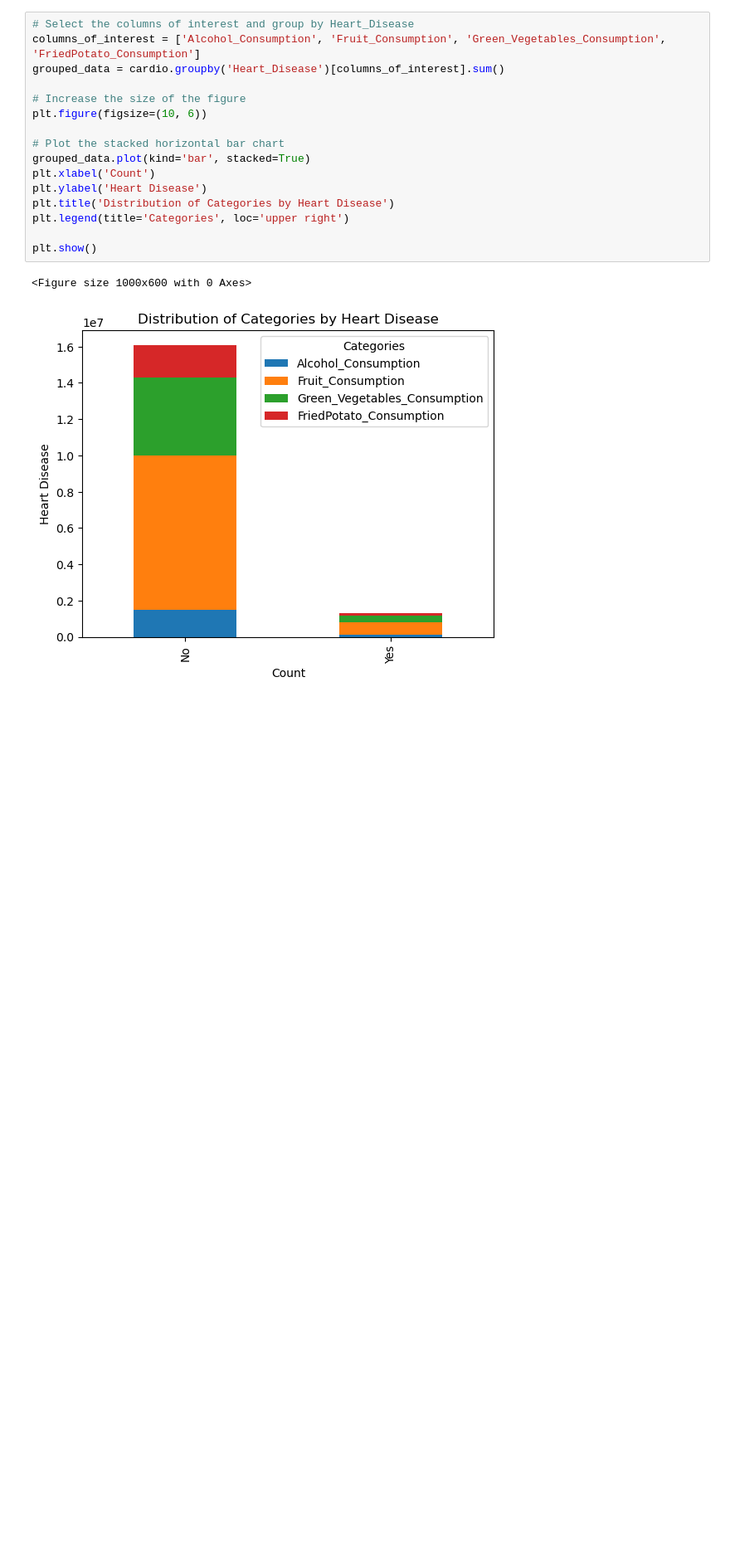
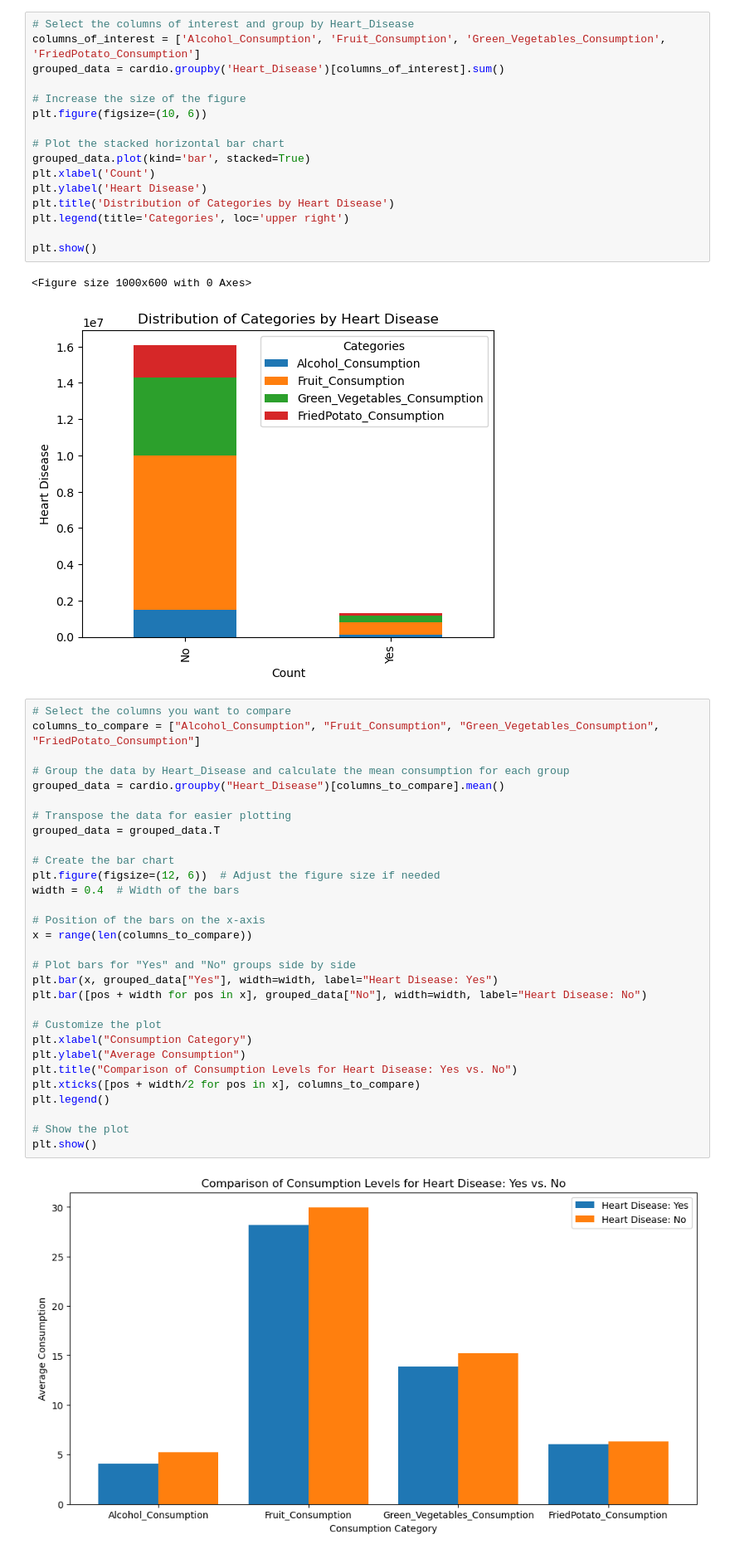
Before and after one commit to bobebend/Cardiovascular_diseases_risk_prediction, a Jupyter notebook: notebooks/hypothesis.ipynb, the cells around one changed output. Shown at 83% size. Cells and saved outputs as stored; diff of their text form; blank space fills up the shorter version.

Commit message:
made more graphs and rearranged hypothesis

```diff
--- a/notebooks/hypothesis.ipynb
+++ b/notebooks/hypothesis.ipynb
@@ -413,3 +384,35 @@ plt.show()
 # %% [output]
 <Figure size 1000x600 with 0 Axes>
 [figure]
+# %%
+# Select the columns you want to compare
+columns_to_compare = ["Alcohol_Consumption", "Fruit_Consumption", "Green_Vegetables_Consumption", "FriedPotato_Consumption"]
+
+# Group the data by Heart_Disease and calculate the mean consumption for each group
+grouped_data = cardio.groupby("Heart_Disease")[columns_to_compare].mean()
+
+# Transpose the data for easier plotting
+grouped_data = grouped_data.T
+
+# Create the bar chart
+plt.figure(figsize=(12, 6))  # Adjust the figure size if needed
+width = 0.4  # Width of the bars
+
+# Position of the bars on the x-axis
+x = range(len(columns_to_compare))
+
+# Plot bars for "Yes" and "No" groups side by side
+plt.bar(x, grouped_data["Yes"], width=width, label="Heart Disease: Yes")
+plt.bar([pos + width for pos in x], grouped_data["No"], width=width, label="Heart Disease: No")
+
+# Customize the plot
+plt.xlabel("Consumption Category")
+plt.ylabel("Average Consumption")
+plt.title("Comparison of Consumption Levels for Heart Disease: Yes vs. No")
+plt.xticks([pos + width/2 for pos in x], columns_to_compare)
+plt.legend()
+
+# Show the plot
+plt.show()
+# %% [output]
+[figure, added]
```
Also changed, not shown: parts of 4 cells of this notebook, 3 other files.
